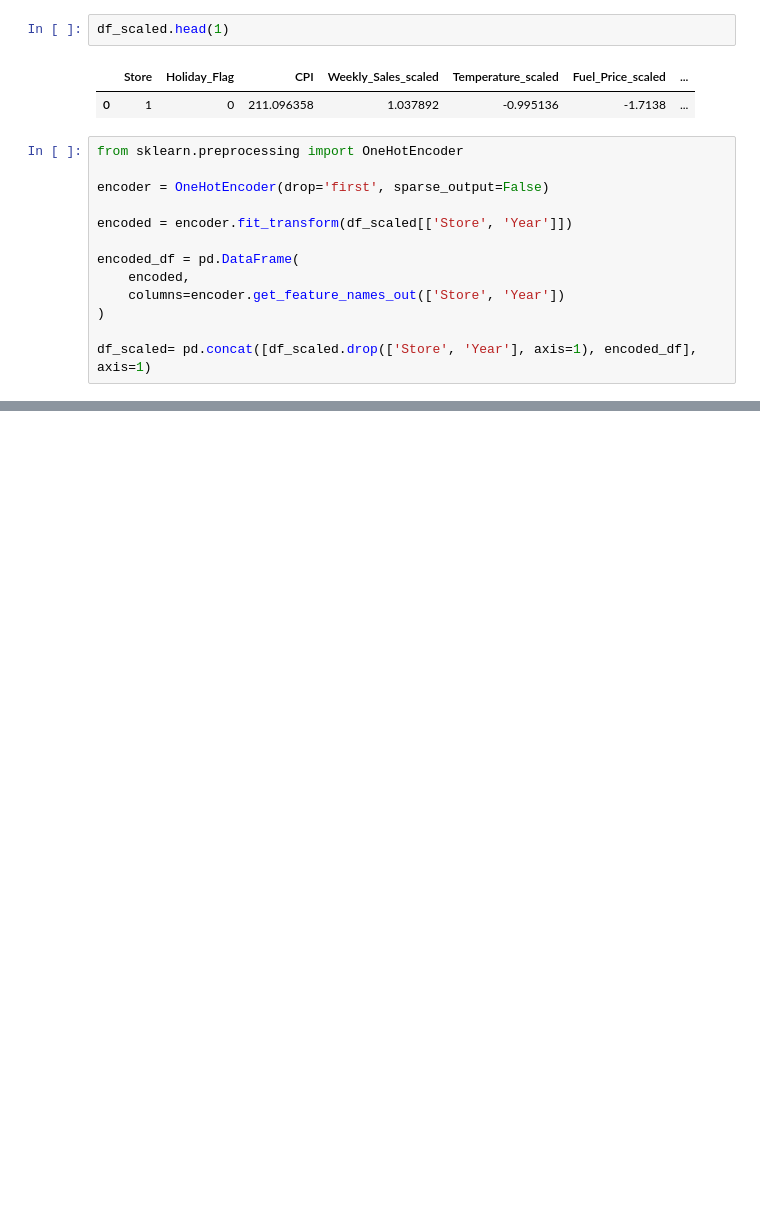
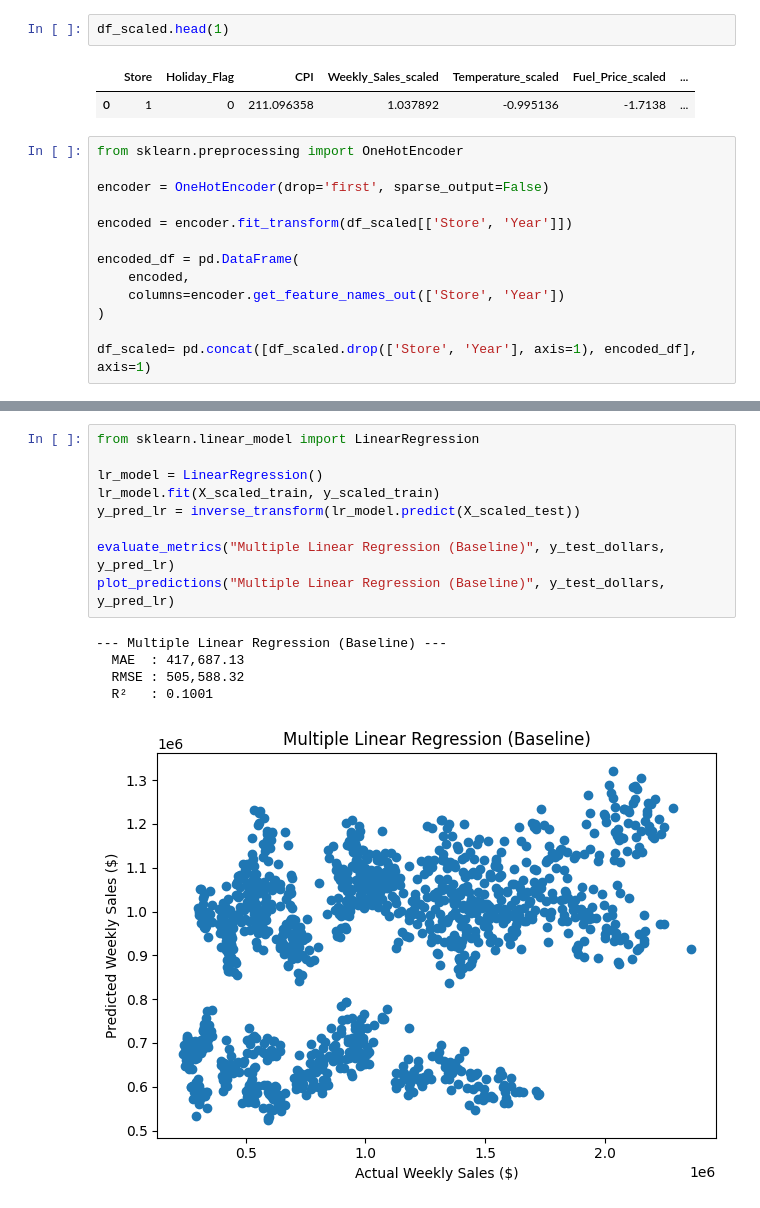
Before and after one commit to BenRyan-8/MarketingAnalytics_CA, a Jupyter notebook: marketinganalyticsCA.ipynb, the cells around one changed output, grey strips where cells are left out. Cells and saved outputs as stored; diff of their text form; blank space fills up the shorter version.

```diff
--- a/marketinganalyticsCA.ipynb
+++ b/marketinganalyticsCA.ipynb
@@ -240,0 +288,15 @@ df_scaled= pd.concat([df_scaled.drop(['Store', 'Year'], axis=1), encoded_df], ax
+# %%
+from sklearn.linear_model import LinearRegression
+
+lr_model = LinearRegression()
+lr_model.fit(X_scaled_train, y_scaled_train)
+y_pred_lr = inverse_transform(lr_model.predict(X_scaled_test))
+
+evaluate_metrics("Multiple Linear Regression (Baseline)", y_test_dollars, y_pred_lr)
+plot_predictions("Multiple Linear Regression (Baseline)", y_test_dollars, y_pred_lr)
+# %% [output]
+--- Multiple Linear Regression (Baseline) ---
+  MAE  : 417,687.13
+  RMSE : 505,588.32
+  R²   : 0.1001
+[figure, added]
```
Also changed, not shown: parts of 15 cells of this notebook.
